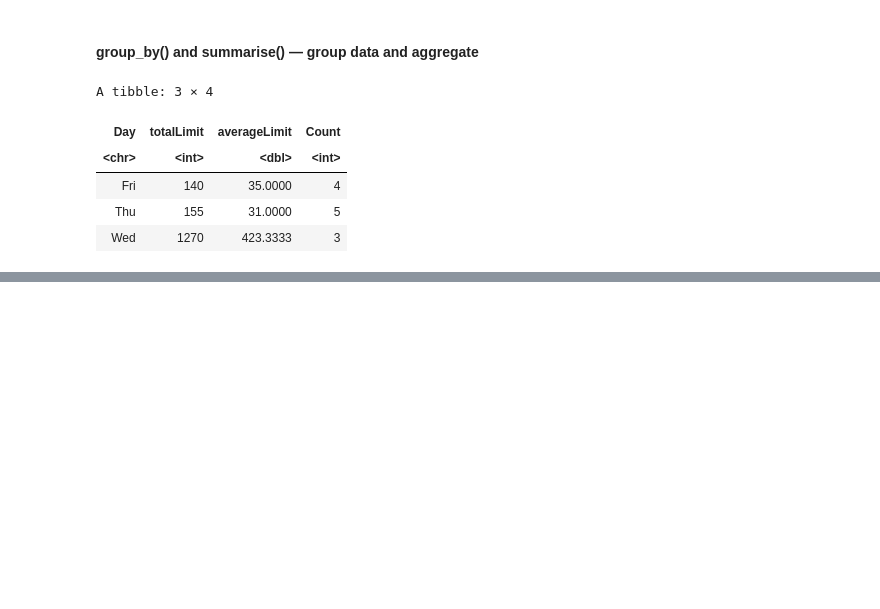
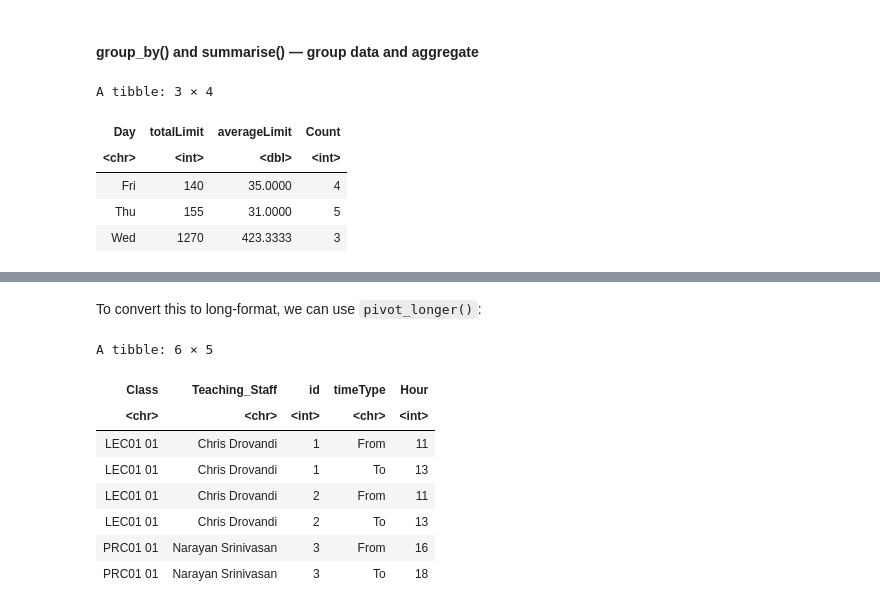
Before and after one commit to edelweiss611428/MXB107-Notebooks, a Jupyter notebook: notebooks/Week_1.ipynb, the cells around one changed output, grey strips where cells are left out. Drawn from its saved outputs; the diff is of its cells as text; code cells hidden in the pictures; blank space fills up the shorter version.

```diff
--- a/notebooks/Week_1.ipynb
+++ b/notebooks/Week_1.ipynb
@@ -210,0 +293,22 @@ A tibble: 3 × 4
+# %% [markdown]
+To convert this to long-format, we can use `pivot_longer()`:
+# %%
+MXB107_Info %>%
+  select(Class, Teaching_Staff, From, To) %>%
+  head(3) %>%
+  mutate(id = row_number()) %>%
+  pivot_longer(
+    cols = c(From, To),
+    names_to = "timeType",
+    values_to = "Hour"
+  )
+# %% [output]
+A tibble: 6 × 5
+| Class | Teaching_Staff | id | timeType | Hour |
+| <chr> | <chr> | <int> | <chr> | <int> |
+| LEC01 01 | Chris Drovandi | 1 | From | 11 |
+| LEC01 01 | Chris Drovandi | 1 | To | 13 |
+| LEC01 01 | Chris Drovandi | 2 | From | 11 |
+| LEC01 01 | Chris Drovandi | 2 | To | 13 |
+| PRC01 01 | Narayan Srinivasan | 3 | From | 16 |
+| PRC01 01 | Narayan Srinivasan | 3 | To | 18 |
```
Also changed, not shown: parts of 13 cells of this notebook.
